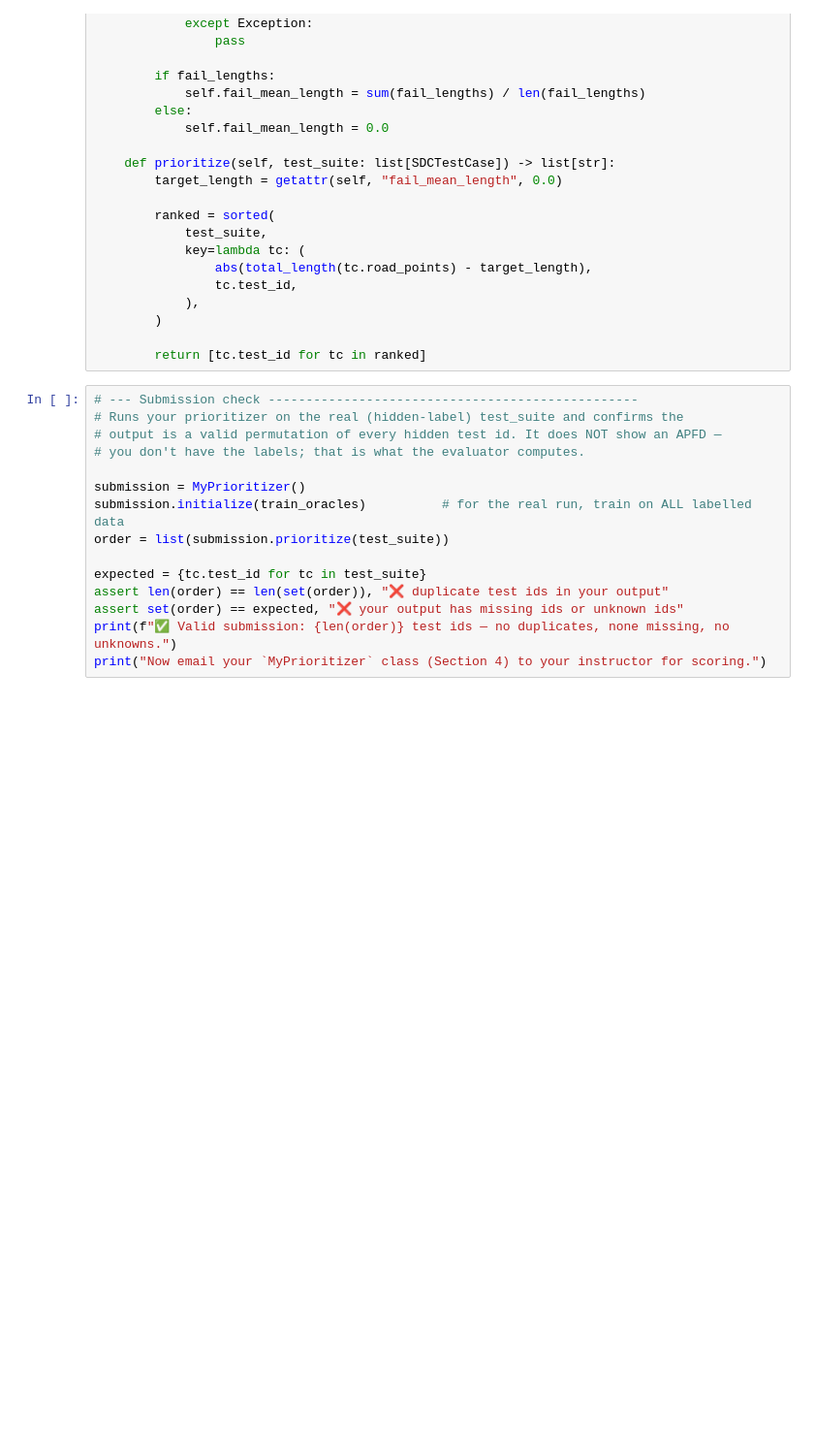
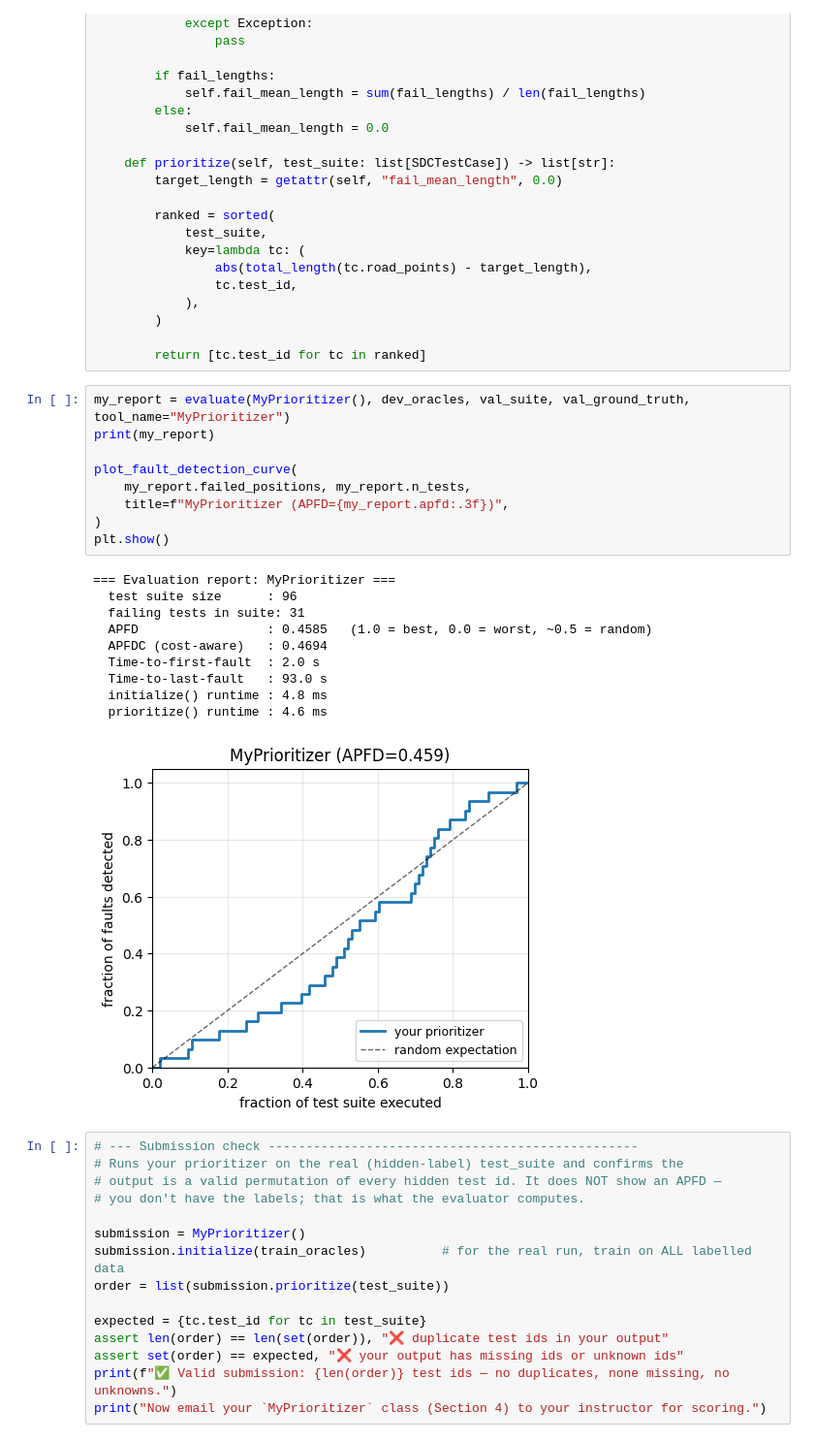
Before and after one commit to yongjunshin/Introduction_to_Software_Testing_for_Safe_AI, a Jupyter notebook: modules/10_projects/1_SDC_testing_challenge/exercises/sdc_prioritization_challenge.ipynb, the cells around one changed output. Shown at 97% size. Drawn from its saved outputs; the diff is of its cells as text; blank space fills up the shorter version.

```diff
--- a/modules/10_projects/1_SDC_testing_challenge/exercises/sdc_prioritization_challenge.ipynb
+++ b/modules/10_projects/1_SDC_testing_challenge/exercises/sdc_prioritization_challenge.ipynb
@@ -592,6 +592,26 @@ class MyPrioritizer:
         )
 
         return [tc.test_id for tc in ranked]
+# %%
+my_report = evaluate(MyPrioritizer(), dev_oracles, val_suite, val_ground_truth, tool_name="MyPrioritizer")
+print(my_report)
+
+plot_fault_detection_curve(
+    my_report.failed_positions, my_report.n_tests,
+    title=f"MyPrioritizer (APFD={my_report.apfd:.3f})",
+)
+plt.show()
+# %% [output]
+=== Evaluation report: MyPrioritizer ===
+  test suite size      : 96
+  failing tests in suite: 31
+  APFD                 : 0.4585   (1.0 = best, 0.0 = worst, ~0.5 = random)
+  APFDC (cost-aware)   : 0.4694
+  Time-to-first-fault  : 2.0 s
+  Time-to-last-fault   : 93.0 s
+  initialize() runtime : 4.8 ms
+  prioritize() runtime : 4.6 ms
+[figure, added]
 # %%
 # --- Submission check -------------------------------------------------
 # Runs your prioritizer on the real (hidden-label) test_suite and confirms the
```
